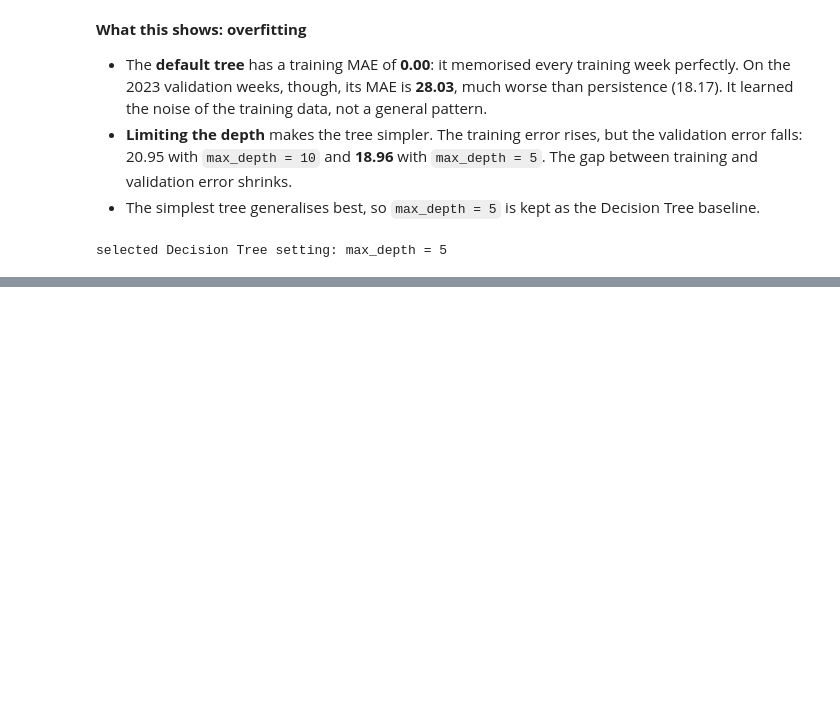
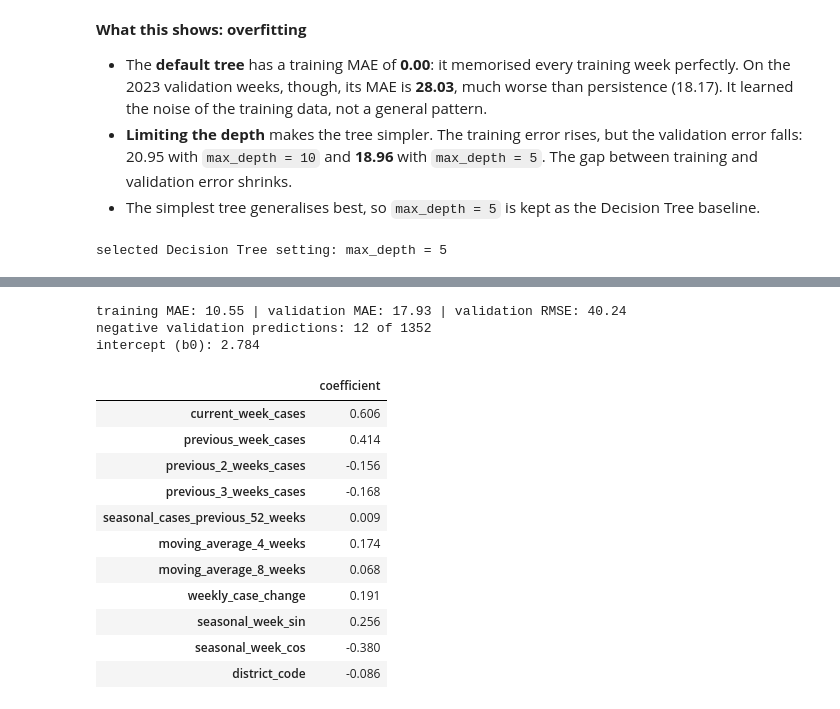
Before and after one commit to AdeepaK2/Sri-Lanka-Dengue-Outbreak-Risk-Prediction-and-Surveillance-Dashboard-, a Jupyter notebook: notebooks analysis/04_baseline_model_training.ipynb, the cells around one changed output, grey strips where cells are left out. Cells and saved outputs as stored; diff of their text form; code cells hidden in the pictures; blank space fills up the shorter version.

```diff
--- a/notebooks analysis/04_baseline_model_training.ipynb
+++ b/notebooks analysis/04_baseline_model_training.ipynb
@@ -217,0 +238,32 @@ selected Decision Tree setting: max_depth = 5
+# %%
+linear_model = LinearRegression()
+linear_model.fit(X_train, y_train)
+
+lr_train_pred = linear_model.predict(X_train)
+lr_valid_pred = linear_model.predict(X_valid)
+lr_scores = evaluate(y_valid, lr_valid_pred)
+print("training MAE:", round(mean_absolute_error(y_train, lr_train_pred), 2),
+      "| validation MAE:", round(lr_scores["MAE"], 2), "| validation RMSE:", round(lr_scores["RMSE"], 2))
+print("negative validation predictions:", (lr_valid_pred < 0).sum(), "of", len(lr_valid_pred))
+
+results.append({"model": "Linear Regression", **lr_scores})
+
+coefficients = pd.Series(linear_model.coef_, index=FEATURES)
+print("intercept (b0):", round(linear_model.intercept_, 3))
+coefficients.round(3).to_frame("coefficient")
+# %% [output]
+training MAE: 10.55 | validation MAE: 17.93 | validation RMSE: 40.24
+negative validation predictions: 12 of 1352
+intercept (b0): 2.784
+|  | coefficient |
+| current_week_cases | 0.606 |
+| previous_week_cases | 0.414 |
+| previous_2_weeks_cases | -0.156 |
+| previous_3_weeks_cases | -0.168 |
+| seasonal_cases_previous_52_weeks | 0.009 |
+| moving_average_4_weeks | 0.174 |
+| moving_average_8_weeks | 0.068 |
+| weekly_case_change | 0.191 |
+| seasonal_week_sin | 0.256 |
+| seasonal_week_cos | -0.380 |
+| district_code | -0.086 |
```
Also changed, not shown: parts of 8 cells of this notebook, 14 other files.
